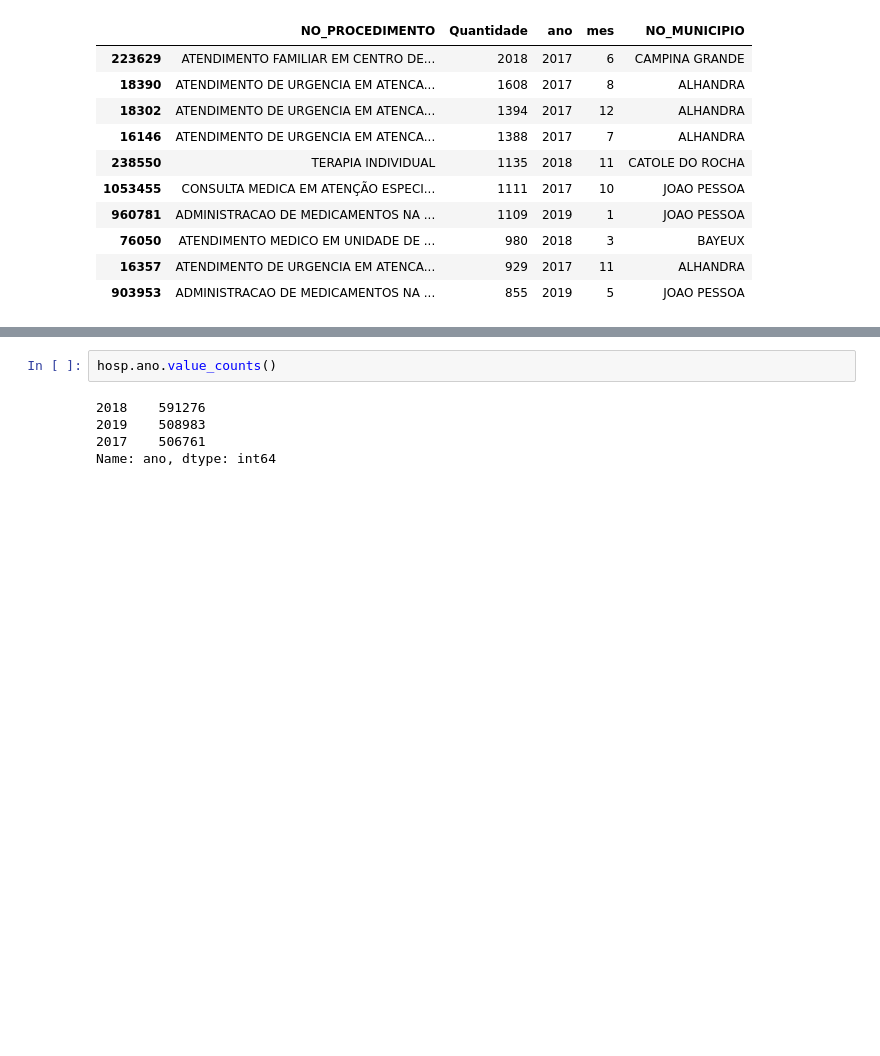
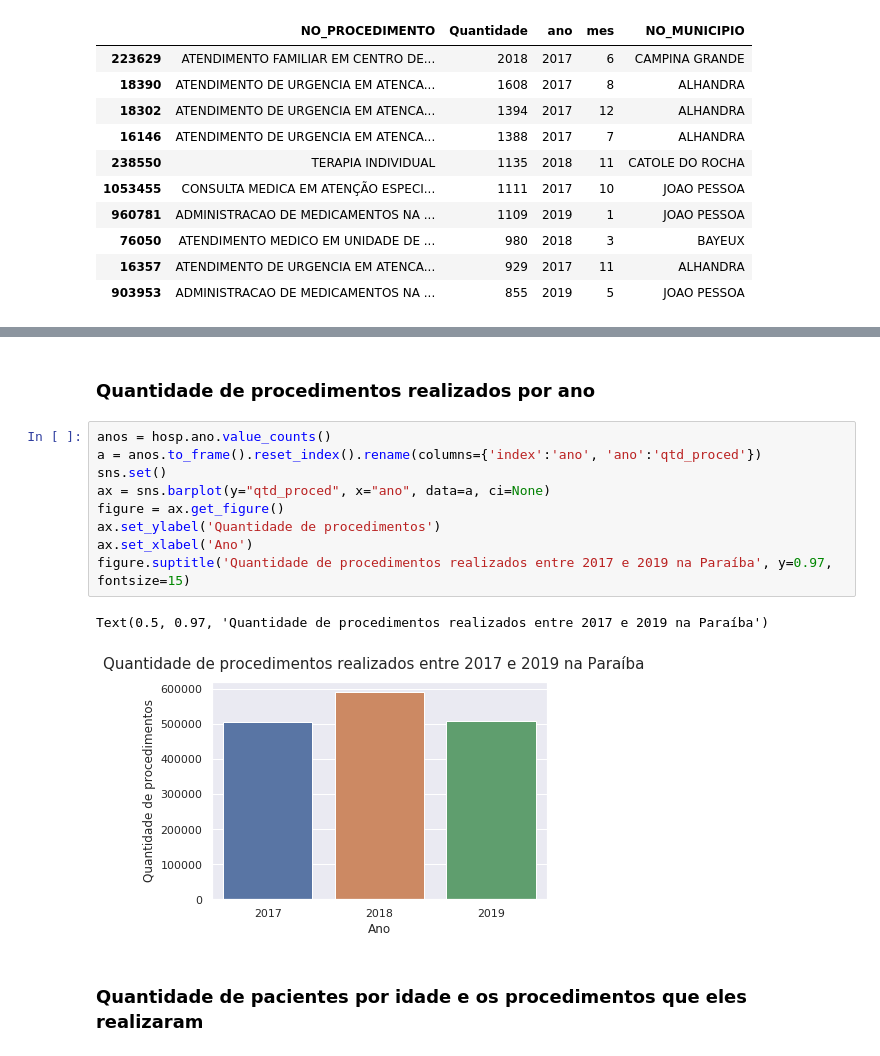
Before and after one commit to mirianbatista/pacientes-paraibanos, a Jupyter notebook: hosp.ipynb, the cells around one changed output, grey strips where cells are left out. Cells and saved outputs as stored; diff of their text form; blank space fills up the shorter version.

```diff
--- a/hosp.ipynb
+++ b/hosp.ipynb
@@ -54,7 +55,16 @@ Text(0.5, 0.97, 'Procedimentos que mais ocorreram entre 2017 e 2019 na Paraíba'
-# %%
-hosp.ano.value_counts()
-# %% [output]
-2018    591276
-2019    508983
-2017    506761
-Name: ano, dtype: int64
+# %% [markdown]
+### Quantidade de procedimentos realizados por ano
+# %%
+anos = hosp.ano.value_counts()
+a = anos.to_frame().reset_index().rename(columns={'index':'ano', 'ano':'qtd_proced'})
+sns.set()
+ax = sns.barplot(y="qtd_proced", x="ano", data=a, ci=None)
+figure = ax.get_figure()
+ax.set_ylabel('Quantidade de procedimentos')
+ax.set_xlabel('Ano')
+figure.suptitle('Quantidade de procedimentos realizados entre 2017 e 2019 na Paraíba', y=0.97, fontsize=15)
+# %% [output]
+Text(0.5, 0.97, 'Quantidade de procedimentos realizados entre 2017 e 2019 na Paraíba')
+[figure, added]
+# %% [markdown]
+### Quantidade de pacientes por idade e os procedimentos que eles realizaram
```
Also changed, not shown: parts of 10 cells of this notebook, 5 other files.
